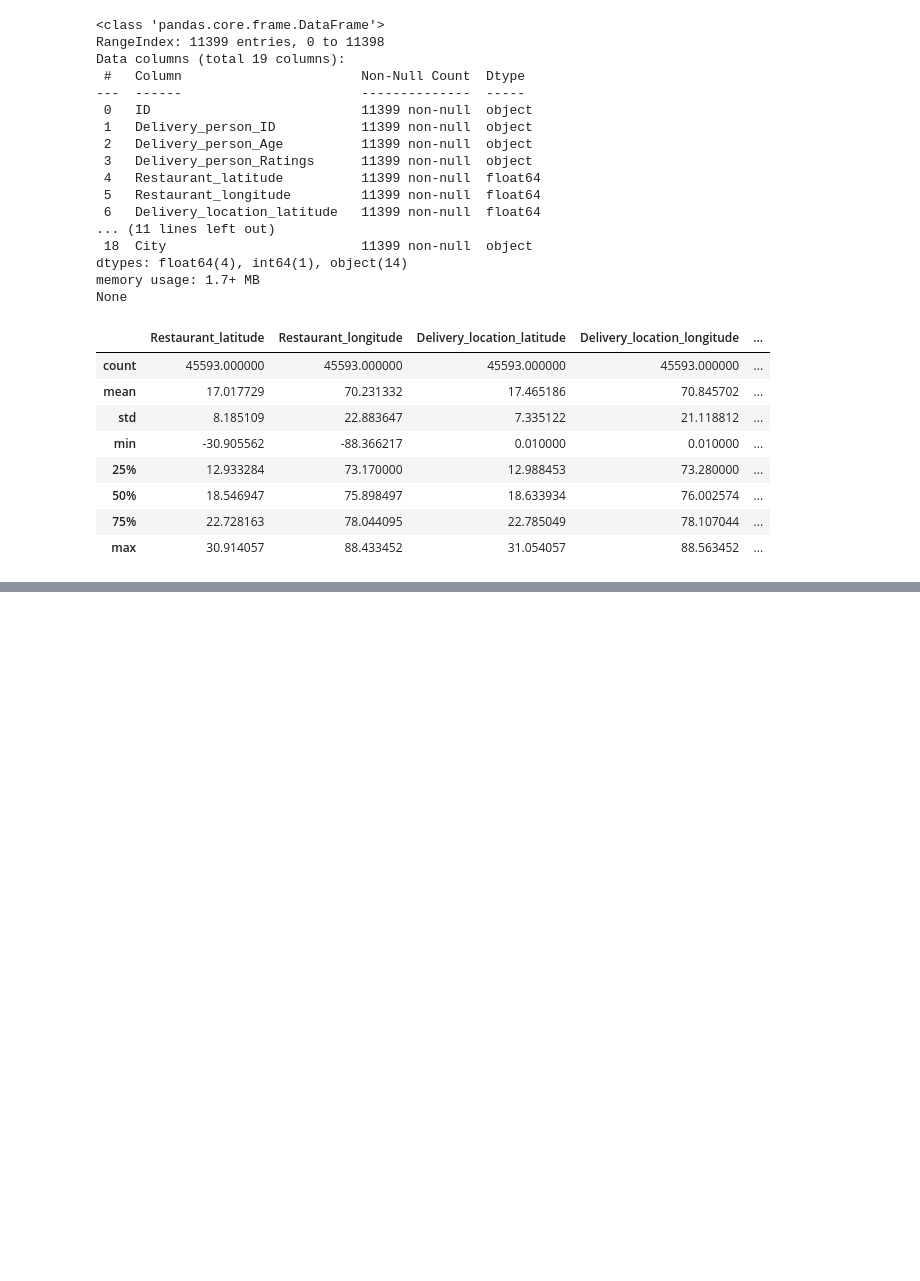
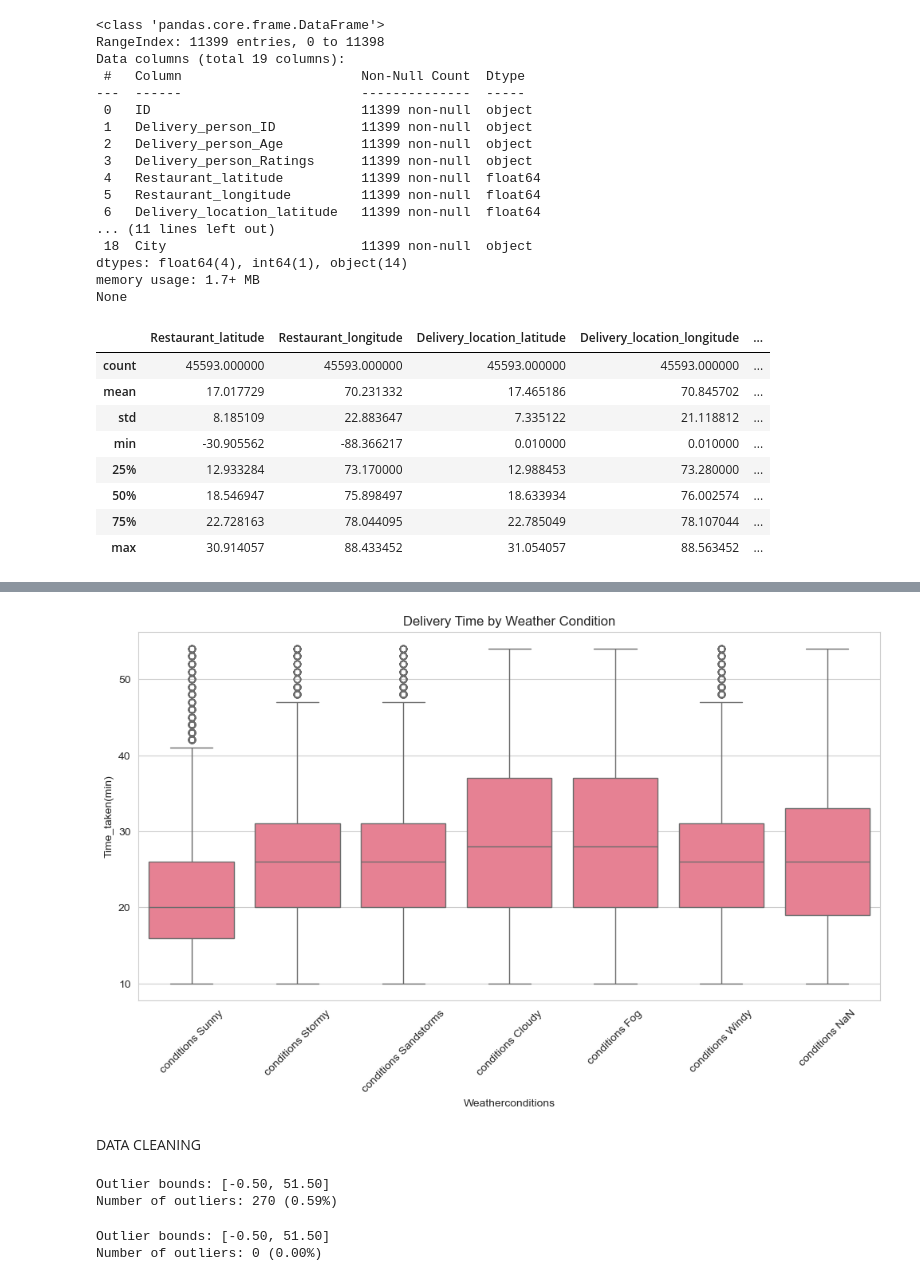
Before and after one commit to Alpha-machine96/Delivery_time_prediction, a Jupyter notebook: delivery_time_prediction.ipynb, the cells around one changed output, grey strips where cells are left out. Saved outputs shown, nothing was run; the diff lists cells and outputs as text; code cells hidden in the pictures; blank space fills up the shorter version.

```diff
--- a/delivery_time_prediction.ipynb
+++ b/delivery_time_prediction.ipynb
@@ -111,0 +175,24 @@ DATA CLEANING AND PREPROCESSING
+# %%
+# Relationship between delivery time and weather condition
+sns.boxplot(data=train_df, x='Weatherconditions', y= 'Time_taken(min)')
+plt.title('Delivery Time by Weather Condition')
+plt.xticks(rotation=45);
+# %% [output]
+[figure, added]
+# %% [markdown]
+DATA CLEANING
+# %%
+# Check for extreme outliers in delivery time
+Q1 = train_df['Time_taken(min)'].quantile(0.25)
+Q3 = train_df['Time_taken(min)'].quantile(0.75)
+IQR = Q3 - Q1
+lower_bound = Q1 - 1.5 * IQR
+upper_bound = Q3 + 1.5 * IQR
+
+print(f"\nOutlier bounds: [{lower_bound:.2f}, {upper_bound:.2f}]")
+outliers = train_df[(train_df['Time_taken(min)'] < lower_bound) |
+                       (train_df['Time_taken(min)'] > upper_bound)]
+print(f"Number of outliers: {len(outliers)} ({len(outliers)/len(train_df)*100:.2f}%)")
+# %% [output]
+Outlier bounds: [-0.50, 51.50]
+Number of outliers: 270 (0.59%)
@@ -111,0 +203,15 @@ DATA CLEANING AND PREPROCESSING
+# %%
+# Check for extreme outliers in delivery time
+Q1 = train_df['Time_taken(min)'].quantile(0.25)
+Q3 = train_df['Time_taken(min)'].quantile(0.75)
+IQR = Q3 - Q1
+lower_bound = Q1 - 1.5 * IQR
+upper_bound = Q3 + 1.5 * IQR
+
+print(f"\nOutlier bounds: [{lower_bound:.2f}, {upper_bound:.2f}]")
+outliers = train_df[(train_df['Time_taken(min)'] < lower_bound) |
+                       (train_df['Time_taken(min)'] > upper_bound)]
+print(f"Number of outliers: {len(outliers)} ({len(outliers)/len(train_df)*100:.2f}%)")
+# %% [output]
+Outlier bounds: [-0.50, 51.50]
+Number of outliers: 0 (0.00%)
```
Also changed, not shown: parts of 11 cells of this notebook.
